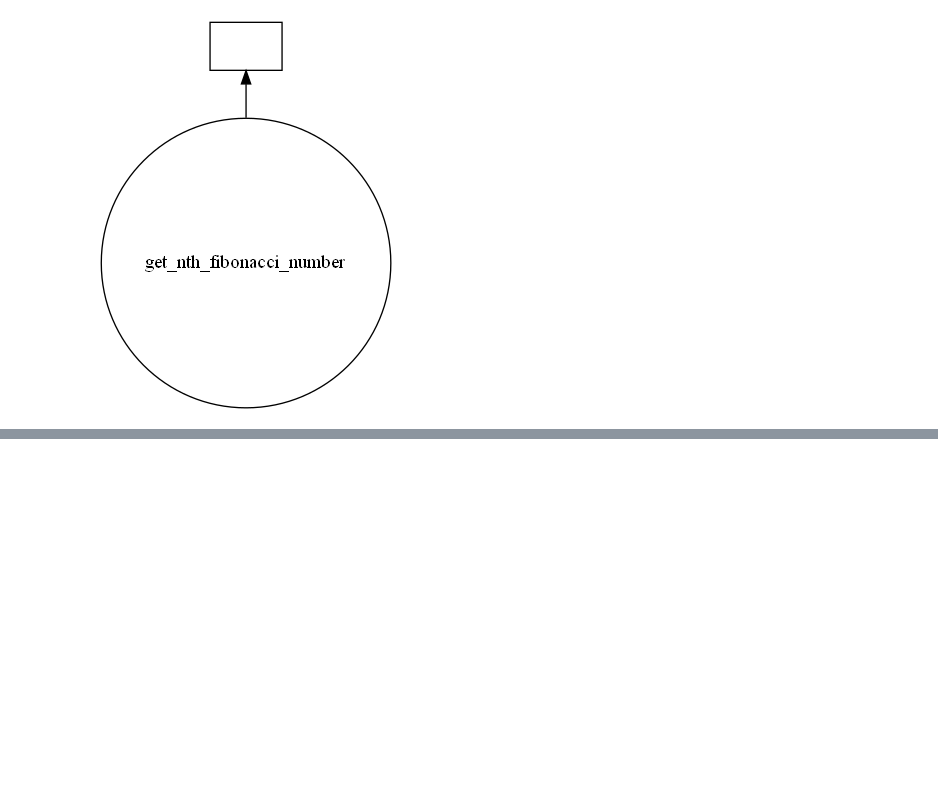
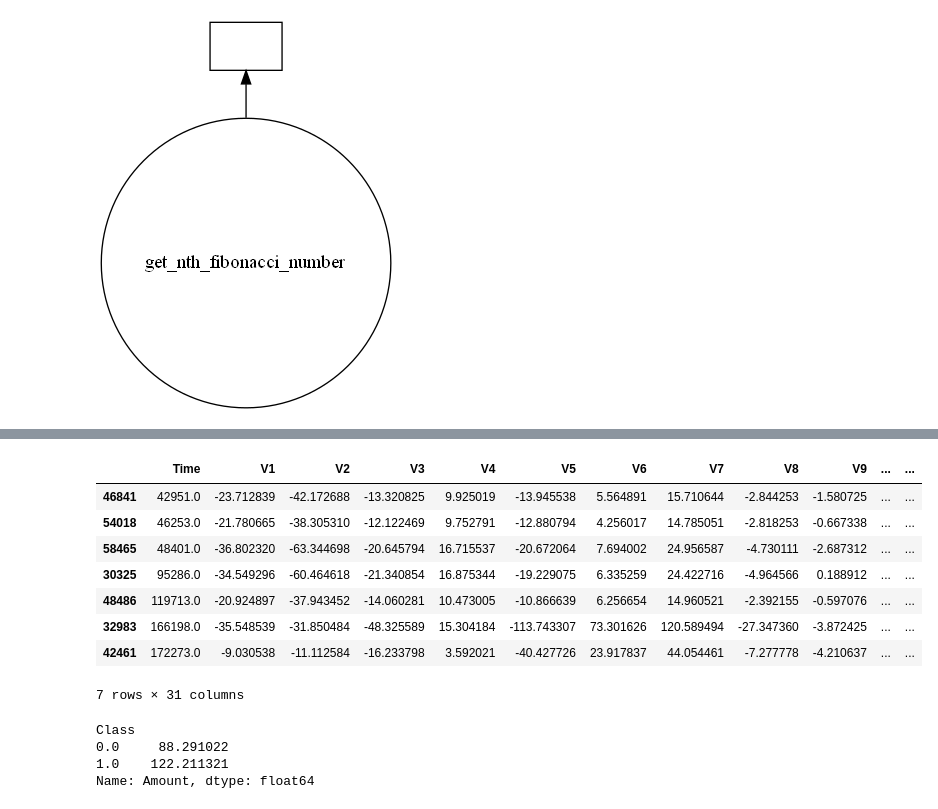
Before and after one commit to KalikaKay/Thinkful-Notebooks, a Jupyter notebook: Dask.ipynb, the cells around one changed output, grey strips where cells are left out. Cells and saved outputs as stored; diff of their text form; code cells hidden in the pictures; blank space fills up the shorter version.

```diff
--- a/Dask.ipynb
+++ b/Dask.ipynb
@@ -89,0 +153,12 @@ get_nth_fibonacci_number(10).visualize()
+# %%
+df[df["Amount"] > 10000].compute()
+# %% [output]
+|  | Time | V1 | V2 | V3 | V4 | V5 | V6 | V7 | V8 | V9 | ... | ... |
+| 46841 | 42951.0 | -23.712839 | -42.172688 | -13.320825 | 9.925019 | -13.945538 | 5.564891 | 15.710644 | -2.844253 | -1.580725 | ... | ... |
+| 54018 | 46253.0 | -21.780665 | -38.305310 | -12.122469 | 9.752791 | -12.880794 | 4.256017 | 14.785051 | -2.818253 | -0.667338 | ... | ... |
+| 58465 | 48401.0 | -36.802320 | -63.344698 | -20.645794 | 16.715537 | -20.672064 | 7.694002 | 24.956587 | -4.730111 | -2.687312 | ... | ... |
+| 30325 | 95286.0 | -34.549296 | -60.464618 | -21.340854 | 16.875344 | -19.229075 | 6.335259 | 24.422716 | -4.964566 | 0.188912 | ... | ... |
+| 48486 | 119713.0 | -20.924897 | -37.943452 | -14.060281 | 10.473005 | -10.866639 | 6.256654 | 14.960521 | -2.392155 | -0.597076 | ... | ... |
+| 32983 | 166198.0 | -35.548539 | -31.850484 | -48.325589 | 15.304184 | -113.743307 | 73.301626 | 120.589494 | -27.347360 | -3.872425 | ... | ... |
+| 42461 | 172273.0 | -9.030538 | -11.112584 | -16.233798 | 3.592021 | -40.427726 | 23.917837 | 44.054461 | -7.277778 | -4.210637 | ... | ... |
+7 rows × 31 columns
@@ -89,0 +167,7 @@ get_nth_fibonacci_number(10).visualize()
+# %%
+df2.compute()
+# %% [output]
+Class
+0.0     88.291022
+1.0    122.211321
+Name: Amount, dtype: float64
```
Also changed, not shown: parts of 18 cells of this notebook.
